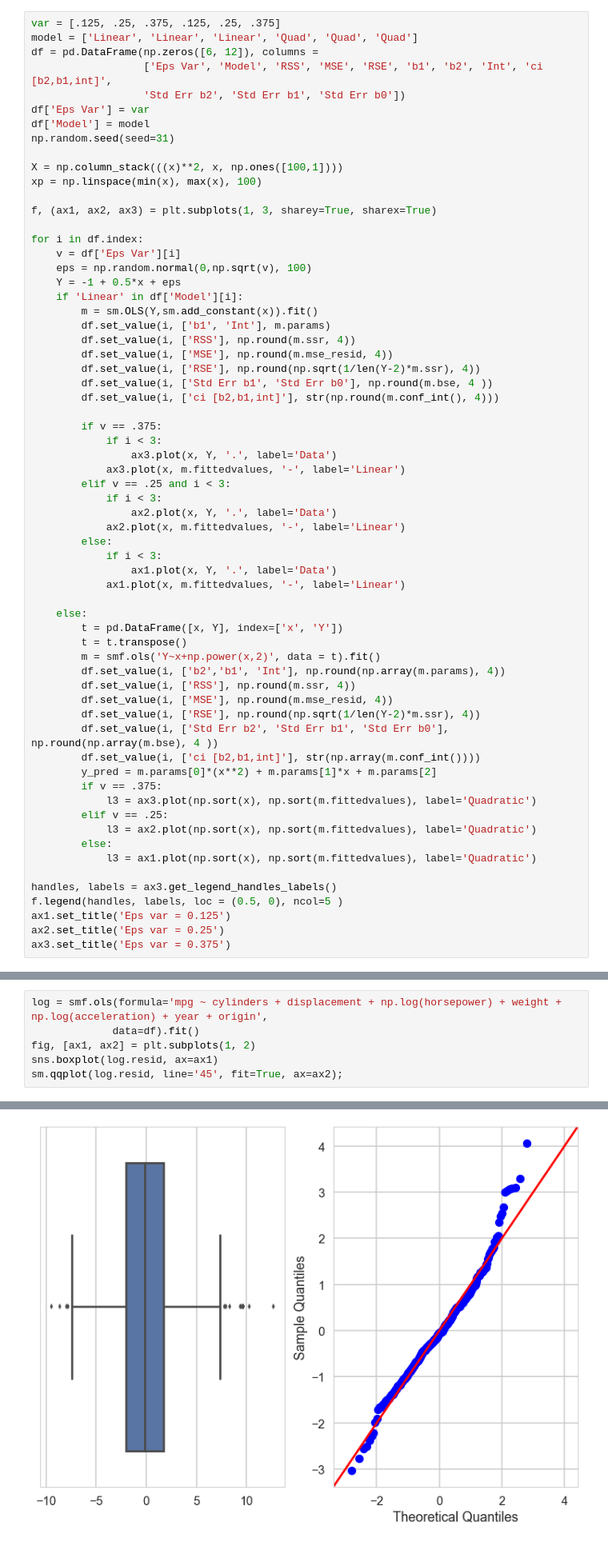
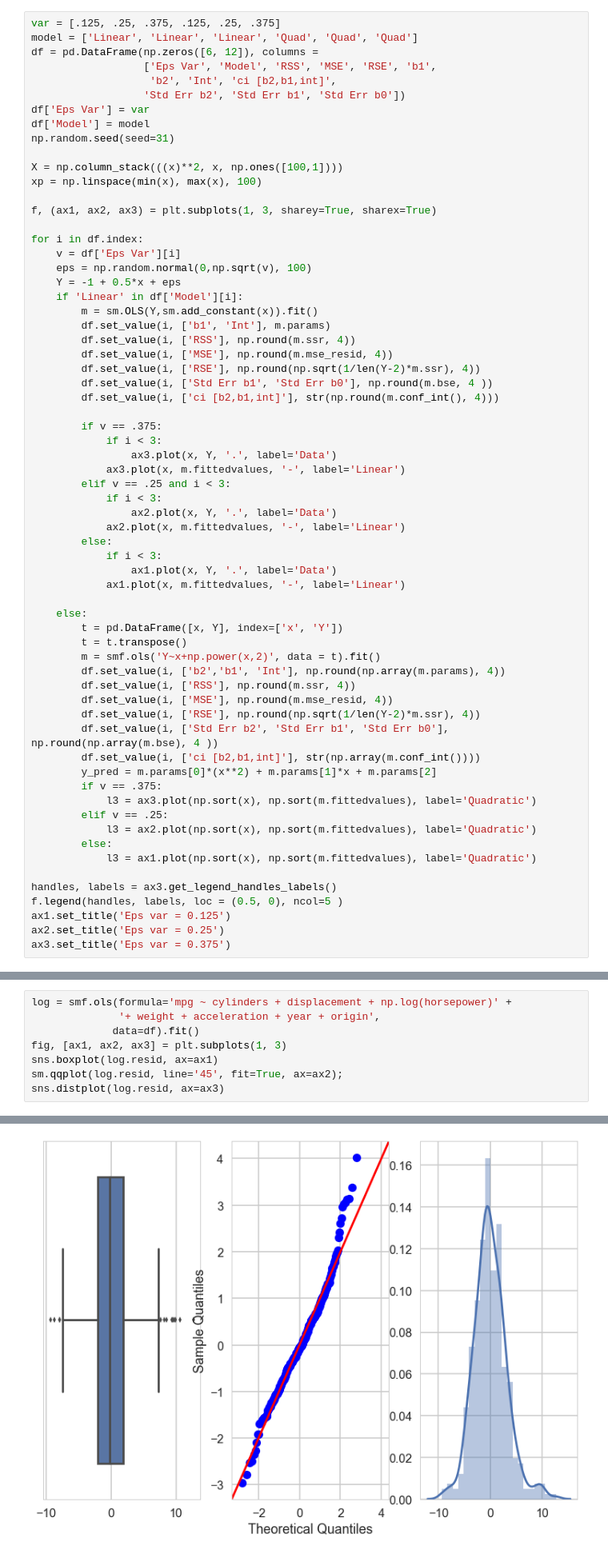
Before and after one commit to bfine9618/MultipleRegAnalysis, a Jupyter notebook: Homework 2.ipynb, the cells around one changed output, grey strips where cells are left out. Shown at 80% size. Drawn from its saved outputs; the diff is of its cells as text.

```diff
--- a/Homework 2.ipynb
+++ b/Homework 2.ipynb
@@ -248,7 +249,8 @@ plt.show()
 var = [.125, .25, .375, .125, .25, .375]
 model = ['Linear', 'Linear', 'Linear', 'Quad', 'Quad', 'Quad']
 df = pd.DataFrame(np.zeros([6, 12]), columns =
-                  ['Eps Var', 'Model', 'RSS', 'MSE', 'RSE', 'b1', 'b2', 'Int', 'ci [b2,b1,int]',
+                  ['Eps Var', 'Model', 'RSS', 'MSE', 'RSE', 'b1',
+                   'b2', 'Int', 'ci [b2,b1,int]',
                   'Std Err b2', 'Std Err b1', 'Std Err b0'])
 df['Eps Var'] = var
 df['Model'] = model
@@ -475,9 +519,11 @@ Index(['mpg', 'cylinders', 'displacement', 'horsepower', 'weight',
        'acceleration', 'year', 'origin', 'name'],
       dtype='object')
 # %%
-log = smf.ols(formula='mpg ~ cylinders + displacement + np.log(horsepower) + weight + np.log(acceleration) + year + origin',
+log = smf.ols(formula='mpg ~ cylinders + displacement + np.log(horsepower)' +
+              '+ weight + acceleration + year + origin',
              data=df).fit()
-fig, [ax1, ax2] = plt.subplots(1, 2)
+fig, [ax1, ax2, ax3] = plt.subplots(1, 3)
 sns.boxplot(log.resid, ax=ax1)
 sm.qqplot(log.resid, line='45', fit=True, ax=ax2);
+sns.distplot(log.resid, ax=ax3)
 # %% [output]
@@ -484,4 +531,4 @@ sm.qqplot(log.resid, line='45', fit=True, ax=ax2);
-[figure, old version]
+[figure, new version]
 # %%
 print(log.summary())
 # %% [output]
```
Also changed, not shown: parts of 33 cells of this notebook, 17 other files.
